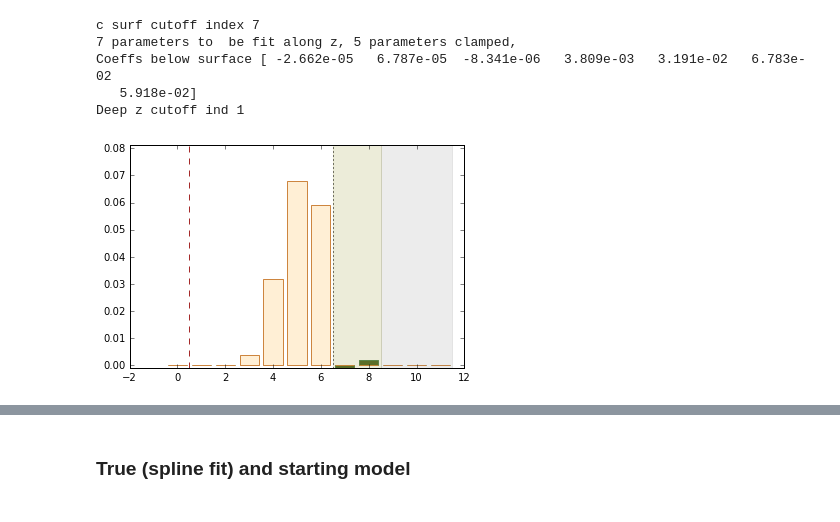
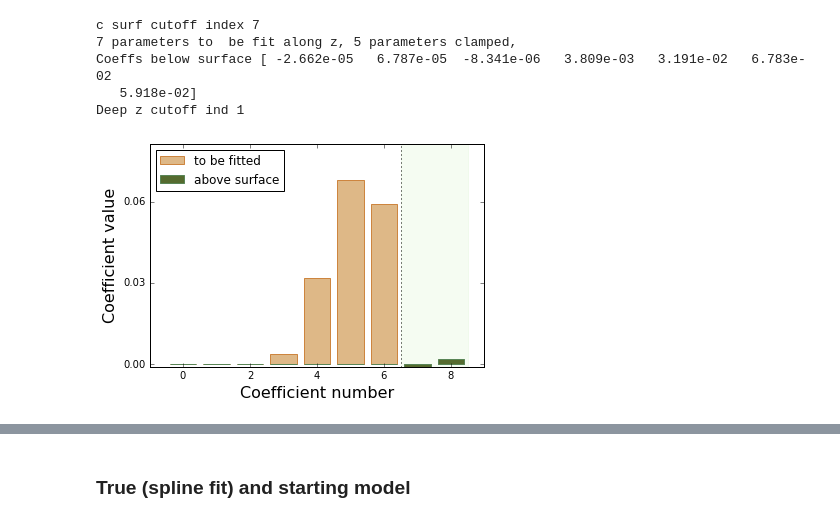
Before and after one commit to jishnub/sparc_flows, a Jupyter notebook: Supergranule_Spline.ipynb, the cells around one changed output, grey strips where cells are left out. Saved outputs shown, nothing was run; the diff lists cells and outputs as text; code cells hidden in the pictures.

```diff
--- a/Supergranule_Spline.ipynb
+++ b/Supergranule_Spline.ipynb
@@ -117,13 +117,21 @@ Coeffs below surface [ -2.662e-05   6.787e-05  -8.341e-06   3.809e-03   3.191e-0
    5.918e-02]
 Deep z cutoff ind 1
 # %%
-plt.bar(np.arange(cz1D_bottom.size)-0.4,cz1D_bottom,width=0.8,facecolor='papayawhip',edgecolor='peru',zorder=1);
-plt.bar(np.arange(cz1D_top.size)-0.4,cz1D_top,width=0.8,facecolor='darkolivegreen',edgecolor='darksage',zorder=0);
+plt.bar(np.arange(cz1D_bottom.size-kz-1)-0.4,cz1D_bottom[:-(kz+1)],width=0.8,
+            facecolor='burlywood',edgecolor='peru',zorder=1,label="to be fitted");
+plt.bar(np.arange(cz1D_top.size-(kz+1))-0.4,cz1D_top[:-(kz+1)],width=0.8,facecolor='darkolivegreen',
+        edgecolor='darksage',label="above surface",zorder=2);
 plt.axvline(c_surf_cutoff-0.5,color="black",ls="dotted");
-plt.axvline(deep_z_cutoff_ind-0.5,color="brown",ls="dashed");
-plt.axvspan(c_surf_cutoff-0.5,cz1D_bottom.size-0.5-(kz+1),color="olive",alpha=0.15)
-plt.axvspan(cz1D_bottom.size-0.5-(kz+1),cz1D_bottom.size-0.5,color="grey",alpha=0.15)
+# plt.axvline(deep_z_cutoff_ind-0.5,color="brown",ls="dashed");
+plt.axvspan(c_surf_cutoff-0.5,cz1D_bottom.size-0.5-(kz+1),color="lightsage",alpha=0.15,zorder=0)
+# plt.axvspan(cz1D_bottom.size-0.5-(kz+1),cz1D_bottom.size-0.5,color="grey",alpha=0.15,label="edge")
 plt.ylim(cz1D_bottom.min()-0.001,cz1D_bottom.max()*1.2);
+plt.legend(loc="best")
+plt.ylabel("Coefficient value",fontsize=16)
+plt.xlabel("Coefficient number",fontsize=16);
+plt.gca().yaxis.set_major_locator(ticker.MaxNLocator(4))
+if not os.path.exists("plots"): os.makedirs("plots")
+plt.savefig("plots/psi_spline_coeffs.eps")
 # %% [output]
-[figure, old version]
+[figure, new version]
 # %%
```
Also changed, not shown: parts of 2 cells of this notebook, 5 other files.
